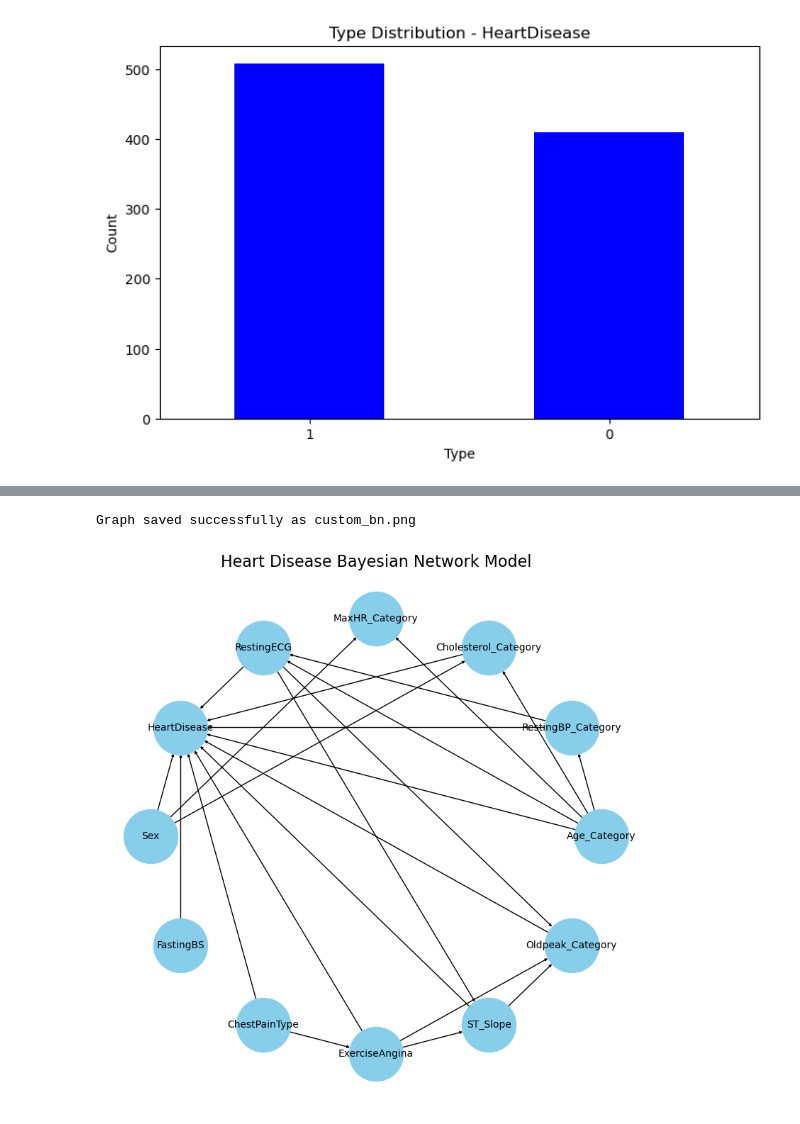
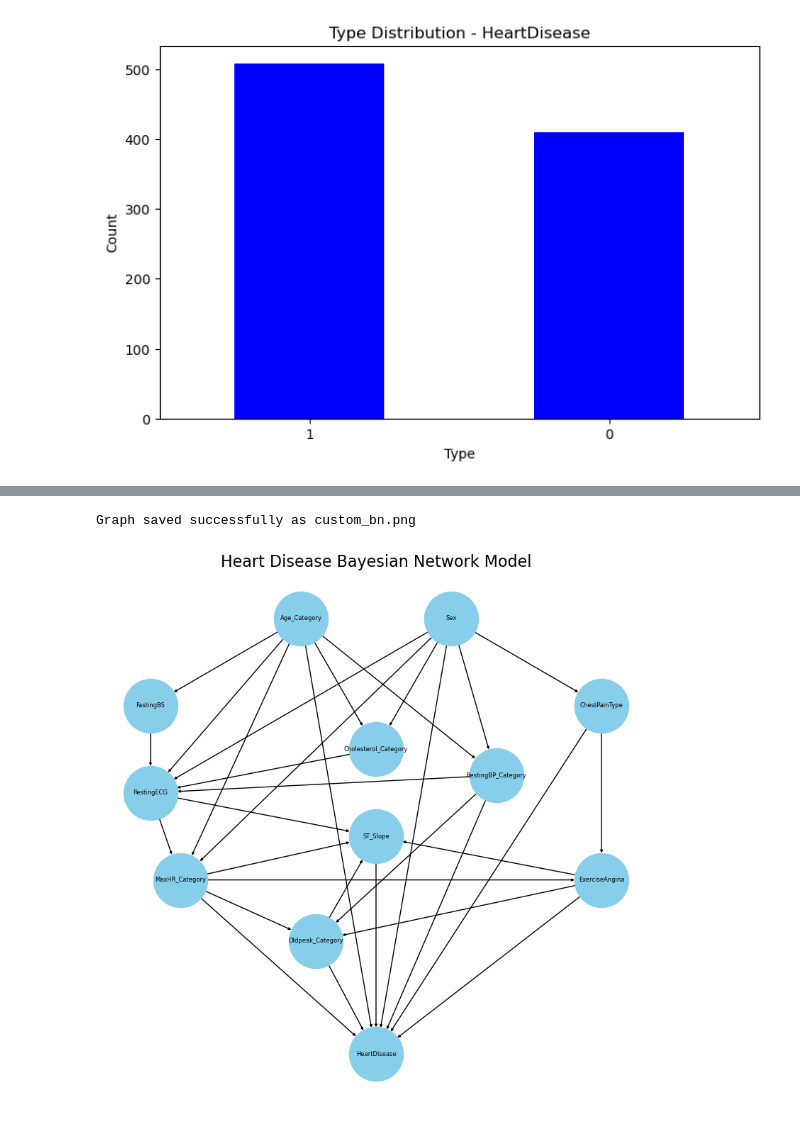
Before and after one commit to maurodore/heart_failure_prediction_bayesian_reasoning, a Jupyter notebook: src/main.ipynb, the cells around one changed output, grey strips where cells are left out. Saved outputs shown, nothing was run; the diff lists cells and outputs as text; code cells hidden in the pictures.

```diff
--- a/src/main.ipynb
+++ b/src/main.ipynb
@@ -212,44 +214,53 @@ plt.show()
 # %%
 # Define the Bayesian Network structure (same as before)
 heart_disease_model = BayesianNetwork([
     ('Age_Category', 'RestingBP_Category'), ('Age_Category', 'Cholesterol_Category'), ('Age_Category', 'MaxHR_Category'),
-    ('Age_Category', 'RestingECG'), ('Age_Category', 'HeartDisease'), ('Sex', 'Cholesterol_Category'),
-    ('Sex', 'MaxHR_Category'), ('Sex', 'HeartDisease'), ('Cholesterol_Category', 'HeartDisease'),
-    ('FastingBS', 'HeartDisease'), ('RestingBP_Category', 'HeartDisease'),
-    ('RestingBP_Category', 'RestingECG'), ('ChestPainType', 'HeartDisease'),
-    ('ChestPainType', 'ExerciseAngina'), ('RestingECG', 'HeartDisease'),
-    ('RestingECG', 'ST_Slope'), ('RestingECG', 'Oldpeak_Category'),
-    ('ExerciseAngina', 'HeartDisease'), ('ST_Slope', 'HeartDisease'),
-    ('Oldpeak_Category', 'HeartDisease'), ('ExerciseAngina', 'Oldpeak_Category'),
-    ('ExerciseAngina', 'ST_Slope'), ('ST_Slope', 'Oldpeak_Category')
+    ('Age_Category', 'RestingECG'), ('Age_Category', 'FastingBS'), ('Age_Category', 'HeartDisease'),
+    ('Sex', 'Cholesterol_Category'),('Sex', 'MaxHR_Category'), ('Sex', 'RestingECG'),  ('Sex', 'RestingBP_Category'), ('Sex', 'ChestPainType'), ('Sex', 'HeartDisease'),
+    ('FastingBS', 'RestingECG'),
+    ('Cholesterol_Category', 'RestingECG'),
+    ('RestingBP_Category', 'RestingECG'), ('RestingBP_Category', 'Oldpeak_Category'), ('RestingBP_Category', 'HeartDisease'),
+    ('RestingECG', 'ST_Slope'), ('RestingECG', 'MaxHR_Category'),
+    ('MaxHR_Category', 'ST_Slope'), ('MaxHR_Category', 'ExerciseAngina'), ('MaxHR_Category', 'Oldpeak_Category'), ('MaxHR_Category', 'HeartDisease'),
+    ('ChestPainType', 'ExerciseAngina'), ('ChestPainType', 'HeartDisease'),
+    ('ExerciseAngina', 'ST_Slope'), ('ExerciseAngina', 'Oldpeak_Category'), ('ExerciseAngina', 'HeartDisease'),
+    ('Oldpeak_Category', 'ST_Slope'), ('Oldpeak_Category', 'HeartDisease'),
+    ('ST_Slope', 'HeartDisease')
 ])
+
+pos = {'Age_Category': [0.75, -0.5], 'Sex': [1.25, -0.5],
+       'FastingBS': [0.25, -1.], 'Cholesterol_Category': [1., -1.25], 'ChestPainType': [1.75,  -1],
+       'RestingBP_Category': [1.40, -1.40], 'RestingECG': [0.25, -1.5],
+       'MaxHR_Category': [0.35,  -2],
+       'ExerciseAngina': [1.75, -2], 'Oldpeak_Category': [0.80, -2.35], 'ST_Slope': [1.,  -1.75],
+       'HeartDisease': [1, -3]}
 
 # --- Visualization ---
 # Create a figure and axes for the plot
 fig, ax = plt.subplots(1, 1, figsize=(8, 8))
 
 # Draw the network graph using a different layout
 try:
-    pos = nx.kamada_kawai_layout(heart_disease_model)
+    #pos = nx.kamada_kawai_layout(heart_disease_model)
     #pos = nx.circular_layout(heart_disease_model)
     #pos = nx.shell_layout(heart_disease_model)
     nx.draw_networkx(heart_disease_model, pos=pos, ax=ax, node_size=3000,
-                     node_color='skyblue', font_size=10, arrows=True, arrowsize=5)
+                     node_color='skyblue', font_size=6, arrows=True, arrowsize=5)
 
     # Set the title and save the figure
     ax.set_title('Heart Disease Bayesian Network Model', fontsize=16)
     plt.axis('off') # Turn off the axis box
     fig.tight_layout() # Adjust layout
     fig.savefig('custom_bn.png') # Saves the plot as a PNG file
     print("Graph saved successfully as custom_bn.png")
     # plt.show() # Uncomment to display if in an interactive environment
 
 except Exception as e:
     print(f"An error occurred during graph layout or drawing: {e}")
     print("Consider trying a different layout algorithm or simplifying the graph if the issue persists.")
 # %% [output]
 Graph saved successfully as custom_bn.png
-[figure, old version]
+[figure, new version]
 # %%
 ts = TreeSearch(data=data, root_node='Age_Category' ) # Age_Category - Sex
 tree_model = ts.estimate(show_progress=False)
```
Also changed, not shown: parts of 17 cells of this notebook, 4 other files.
